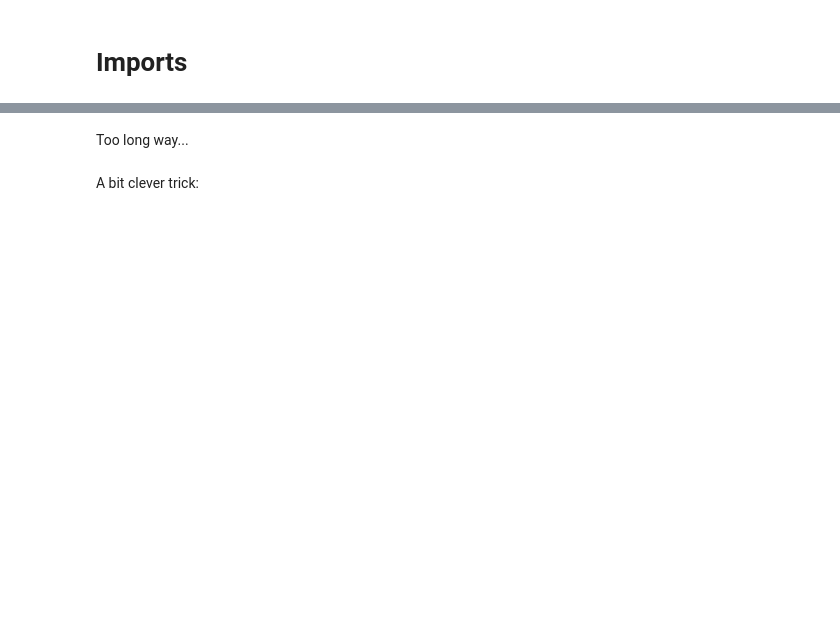
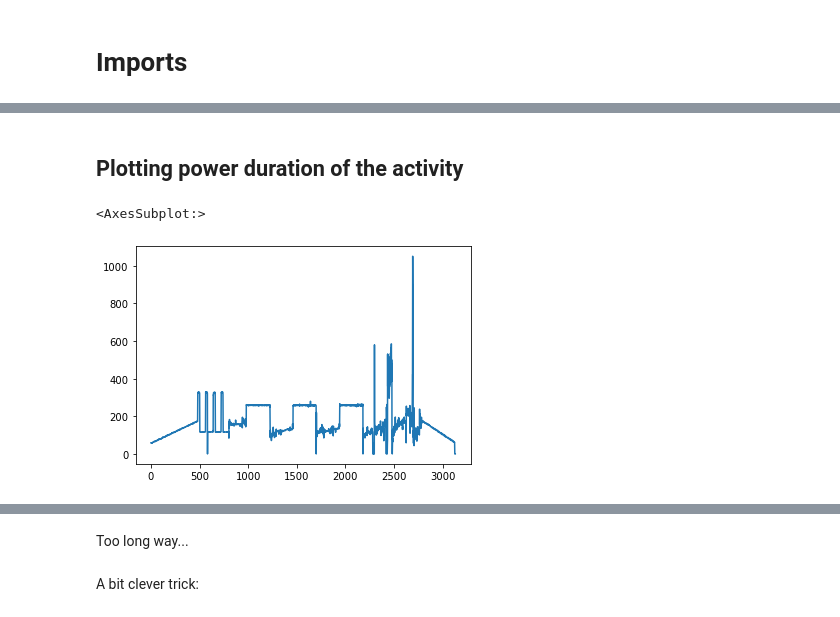
Before and after one commit to matib-g/MasterThesis-Analysis-of-cyclists-training, a Jupyter notebook: ReadData.ipynb, the cells around one changed output, grey strips where cells are left out. Saved outputs shown, nothing was run; the diff lists cells and outputs as text; code cells hidden in the pictures; blank space fills up the shorter version.

```diff
--- a/ReadData.ipynb
+++ b/ReadData.ipynb
@@ -25,0 +125,7 @@ len(athletes)
+# %% [markdown]
+## Plotting power duration of the activity
+# %%
+random_activities[n].data.power.plot()
+# %% [output]
+<AxesSubplot:>
+[figure, added]
```
Also changed, not shown: parts of 82 cells of this notebook.
